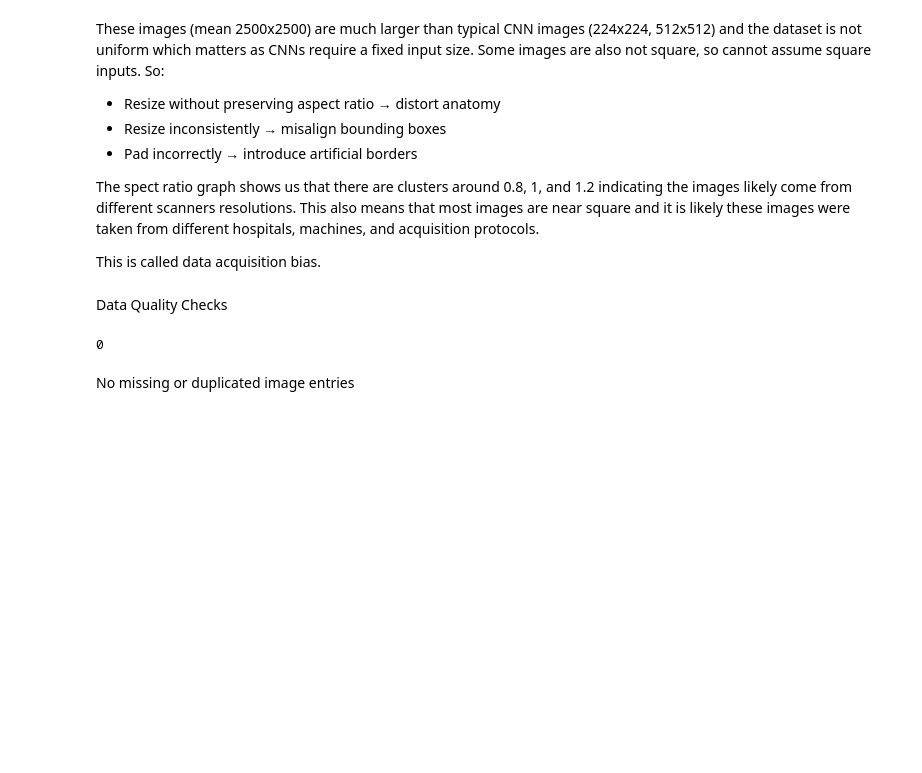
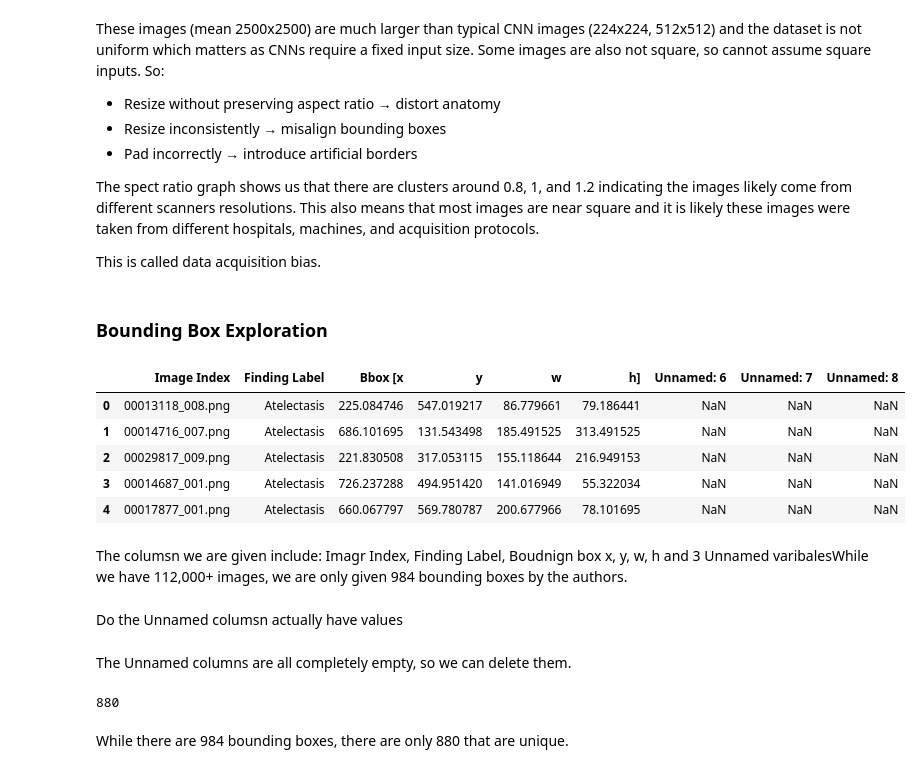
Before and after one commit to AnnaMHarner/Deep-Learning-CV-Final-Project, a Jupyter notebook: Final_Project.ipynb, the cells around one changed output. Cells and saved outputs as stored; diff of their text form; code cells hidden in the pictures; blank space fills up the shorter version.

```diff
--- a/Final_Project.ipynb
+++ b/Final_Project.ipynb
@@ -268,13 +294,21 @@ These images (mean 2500x2500) are much larger than typical CNN images (224x224,
 The spect ratio graph shows us that there are clusters around 0.8, 1, and 1.2 indicating the images likely come from different scanners resolutions. This also means that most images are near square and it is likely these images were taken from different hospitals, machines, and acquisition protocols.
 
 This is called data acquisition bias.
-# %% [markdown]
-Data Quality Checks
-# %%
-
-MetaData["Image Index"].duplicated().sum()
-MetaData["Image Index"].isna().sum()
-# %% [output]
-0
-# %% [markdown]
-No missing or duplicated image entries
+# %% [markdown]
+### Bounding Box Exploration
+# %%
+
+BoundingBox = pd.read_csv('Chest_XRay+Data/BBox_List_2017.csv')
+BoundingBox.head()
+#BoundingBox.shape
+# %% [output]
+|  | Image Index | Finding Label | Bbox [x | y | w | h] | Unnamed: 6 | Unnamed: 7 | Unnamed: 8 |
+| 0 | 00013118_008.png | Atelectasis | 225.084746 | 547.019217 | 86.779661 | 79.186441 | NaN | NaN | NaN |
+| 1 | 00014716_007.png | Atelectasis | 686.101695 | 131.543498 | 185.491525 | 313.491525 | NaN | NaN | NaN |
+| 2 | 00029817_009.png | Atelectasis | 221.830508 | 317.053115 | 155.118644 | 216.949153 | NaN | NaN | NaN |
+| 3 | 00014687_001.png | Atelectasis | 726.237288 | 494.951420 | 141.016949 | 55.322034 | NaN | NaN | NaN |
+| 4 | 00017877_001.png | Atelectasis | 660.067797 | 569.780787 | 200.677966 | 78.101695 | NaN | NaN | NaN |
+# %% [markdown]
+The columsn we are given include: Imagr Index, Finding Label, Boudnign box x, y, w, h and 3 Unnamed varibalesWhile we have 112,000+ images, we are only given 984 bounding boxes by the authors.
+# %% [markdown]
+Do the Unnamed columsn actually have values
@@ -280,0 +318,8 @@ No missing or duplicated image entries
+# %% [markdown]
+The Unnamed columns are all completely empty, so we can delete them.
+# %%
+BoundingBox["Image Index"].nunique()
+# %% [output]
+880
+# %% [markdown]
+While there are 984 bounding boxes, there are only 880 that are unique.
```
Also changed, not shown: parts of 14 cells of this notebook.
